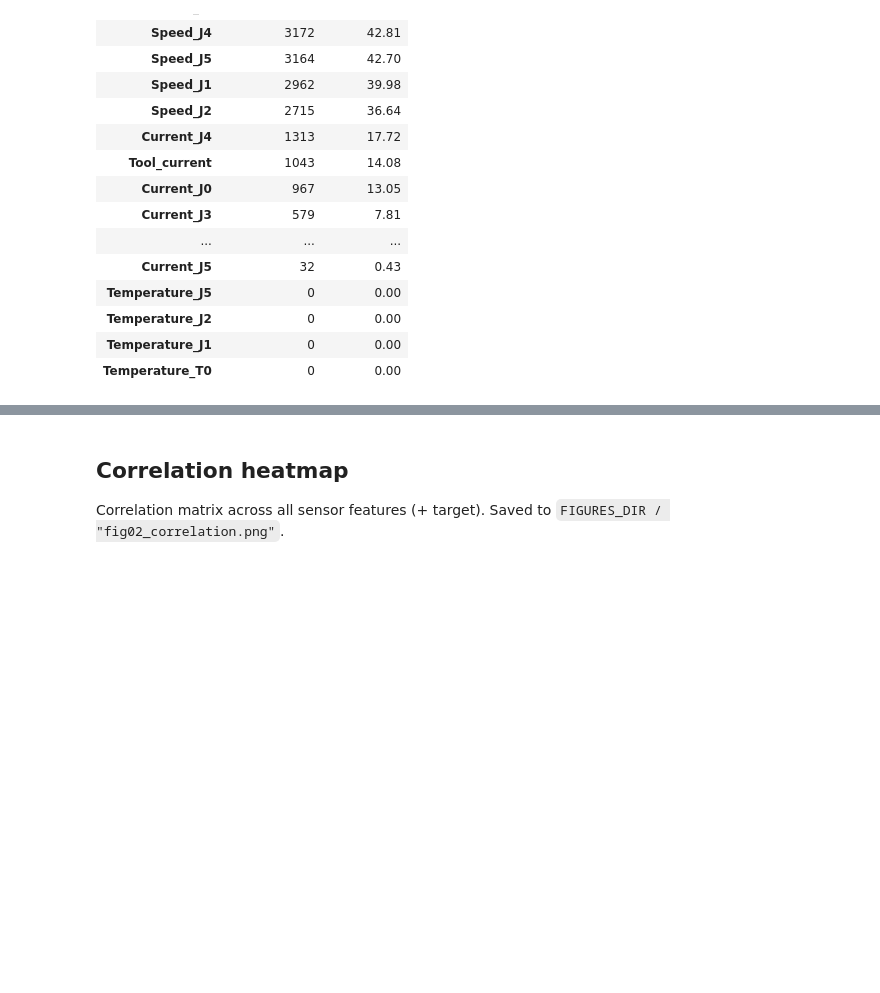
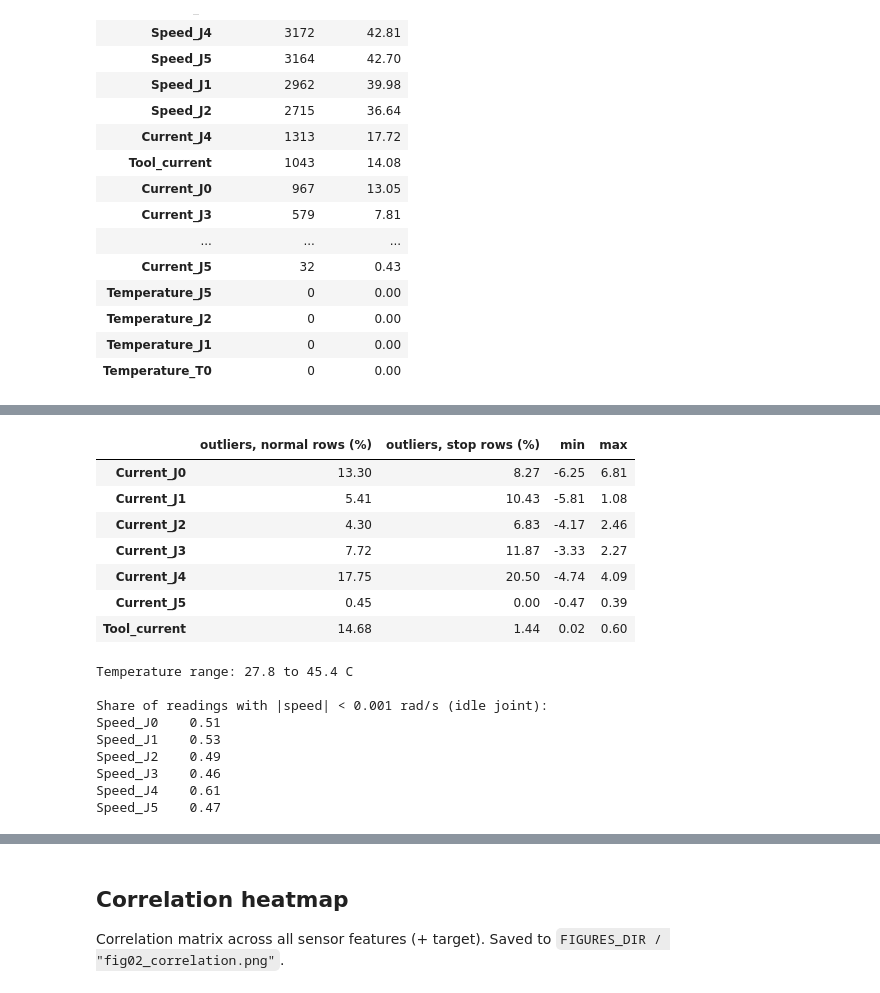
Before and after one commit to Bimsara-Yehan/UR3-CobotOps-Fault-Detection, a Jupyter notebook: notebooks/02_eda.ipynb, the cells around one changed output, grey strips where cells are left out. Cells and saved outputs as stored; diff of their text form; code cells hidden in the pictures; blank space fills up the shorter version.

```diff
--- a/notebooks/02_eda.ipynb
+++ b/notebooks/02_eda.ipynb
@@ -145,3 +153,44 @@ outlier_summary.sort_values(by="outlier_count", ascending=False)
+# %%
+labelled = df[df["Robot_ProtectiveStop"].notna()]
+
+
+def iqr_bounds(series):
+    q1, q3 = series.quantile([0.25, 0.75])
+    return q1 - 1.5 * (q3 - q1), q3 + 1.5 * (q3 - q1)
+
+
+rows = {}
+for col in current_cols + tool_cols:
+    lo, hi = iqr_bounds(labelled[col])
+    is_out = (labelled[col] < lo) | (labelled[col] > hi)
+    rows[col] = {
+        "outliers, normal rows (%)": 100 * is_out[labelled["Robot_ProtectiveStop"] == 0].mean(),
+        "outliers, stop rows (%)": 100 * is_out[labelled["Robot_ProtectiveStop"] == 1].mean(),
+        "min": labelled[col].min(), "max": labelled[col].max(),
+    }
+display(pd.DataFrame(rows).T.round(2))
+
+print(f"Temperature range: {labelled[temperature_cols].min().min():.1f} to {labelled[temperature_cols].max().max():.1f} C")
+print("\nShare of readings with |speed| < 0.001 rad/s (idle joint):")
+print((labelled[speed_cols].abs() < 1e-3).mean().round(2).to_string())
+# %% [output]
+|  | outliers, normal rows (%) | outliers, stop rows (%) | min | max |
+| Current_J0 | 13.30 | 8.27 | -6.25 | 6.81 |
+| Current_J1 | 5.41 | 10.43 | -5.81 | 1.08 |
+| Current_J2 | 4.30 | 6.83 | -4.17 | 2.46 |
+| Current_J3 | 7.72 | 11.87 | -3.33 | 2.27 |
+| Current_J4 | 17.75 | 20.50 | -4.74 | 4.09 |
+| Current_J5 | 0.45 | 0.00 | -0.47 | 0.39 |
+| Tool_current | 14.68 | 1.44 | 0.02 | 0.60 |
+Temperature range: 27.8 to 45.4 C
+
+Share of readings with |speed| < 0.001 rad/s (idle joint):
+Speed_J0    0.51
+Speed_J1    0.53
+Speed_J2    0.49
+Speed_J3    0.46
+Speed_J4    0.61
+Speed_J5    0.47
 # %%
 fig, axes = plt.subplots(2, 2, figsize=(16, 12))
 
```
Also changed, not shown: parts of 9 cells of this notebook, 8 other files.
